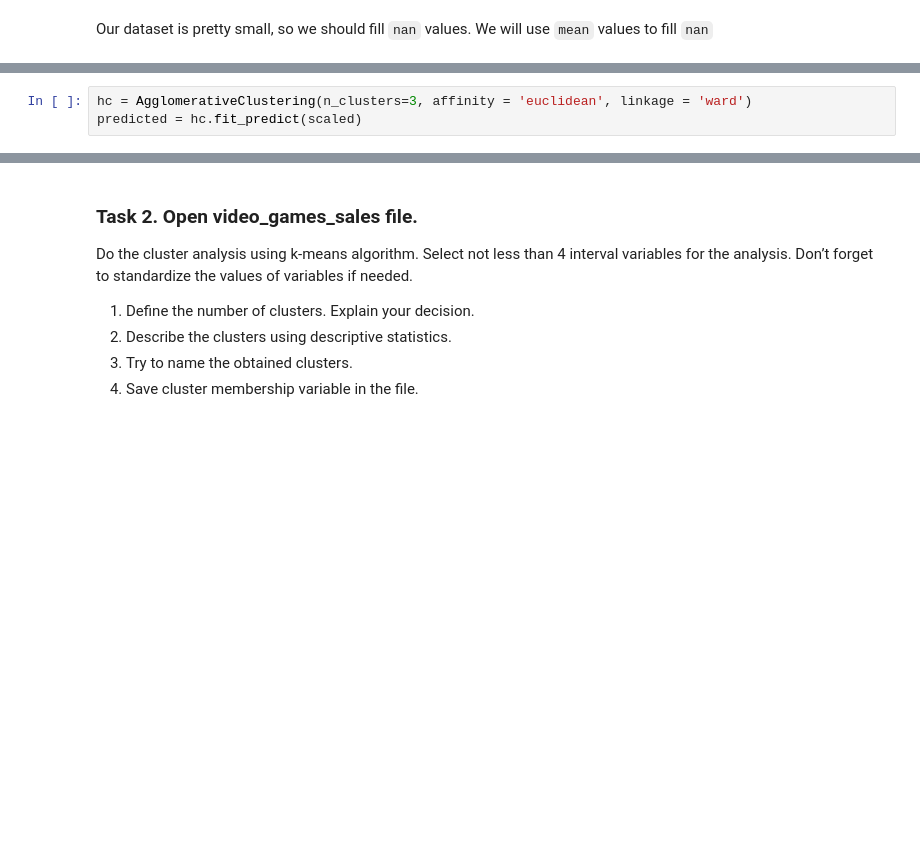
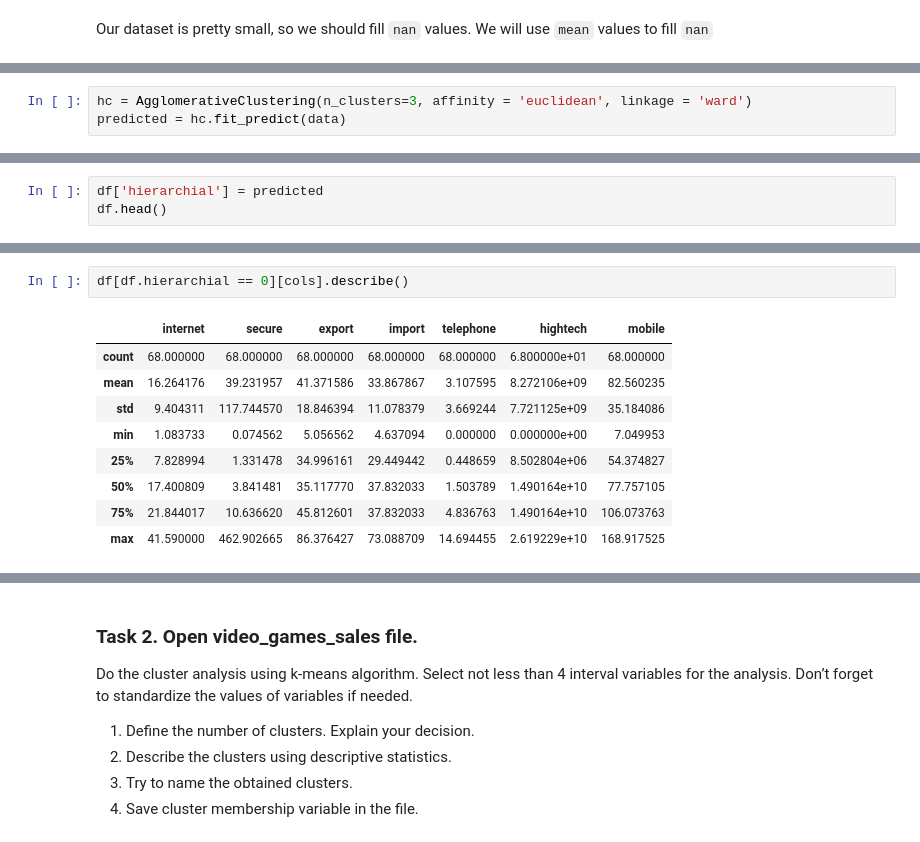
Before and after one commit to Mist3r-R/da-hse-sse-2020, a Jupyter notebook: 15.02_Rogovets.ipynb, the cells around one changed output, grey strips where cells are left out. Saved outputs shown, nothing was run; the diff lists cells and outputs as text; blank space fills up the shorter version.

```diff
--- a/15.02_Rogovets.ipynb
+++ b/15.02_Rogovets.ipynb
@@ -143,3 +149,3 @@ plt.show()
 # %%
 hc = AgglomerativeClustering(n_clusters=3, affinity = 'euclidean', linkage = 'ward')
-predicted = hc.fit_predict(scaled)
+predicted = hc.fit_predict(data)
@@ -190,0 +152,3 @@ plt.colorbar(scatter)
+# %%
+df['hierarchial'] = predicted
+df.head()
@@ -190,0 +172,12 @@ plt.colorbar(scatter)
+# %%
+df[df.hierarchial == 0][cols].describe()
+# %% [output]
+|  | internet | secure | export | import | telephone | hightech | mobile |
+| count | 68.000000 | 68.000000 | 68.000000 | 68.000000 | 68.000000 | 6.800000e+01 | 68.000000 |
+| mean | 16.264176 | 39.231957 | 41.371586 | 33.867867 | 3.107595 | 8.272106e+09 | 82.560235 |
+| std | 9.404311 | 117.744570 | 18.846394 | 11.078379 | 3.669244 | 7.721125e+09 | 35.184086 |
+| min | 1.083733 | 0.074562 | 5.056562 | 4.637094 | 0.000000 | 0.000000e+00 | 7.049953 |
+| 25% | 7.828994 | 1.331478 | 34.996161 | 29.449442 | 0.448659 | 8.502804e+06 | 54.374827 |
+| 50% | 17.400809 | 3.841481 | 35.117770 | 37.832033 | 1.503789 | 1.490164e+10 | 77.757105 |
+| 75% | 21.844017 | 10.636620 | 45.812601 | 37.832033 | 4.836763 | 1.490164e+10 | 106.073763 |
+| max | 41.590000 | 462.902665 | 86.376427 | 73.088709 | 14.694455 | 2.619229e+10 | 168.917525 |
```
Also changed, not shown: parts of 23 cells of this notebook.
